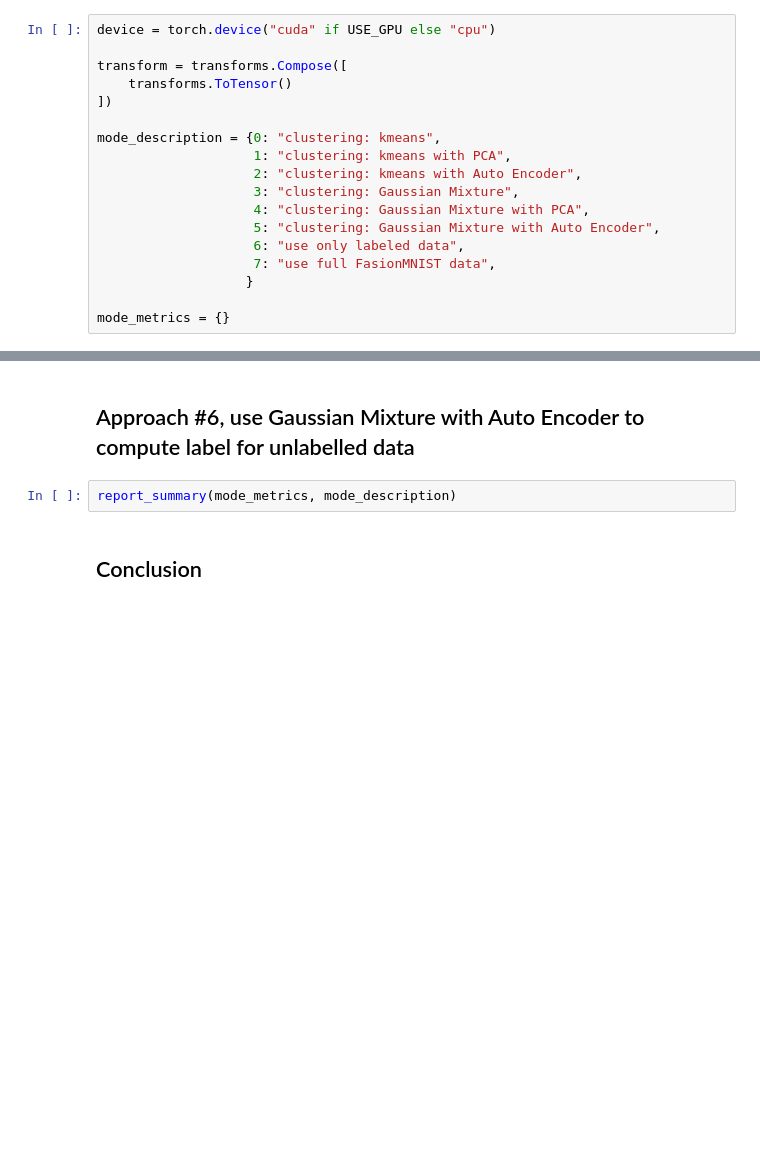
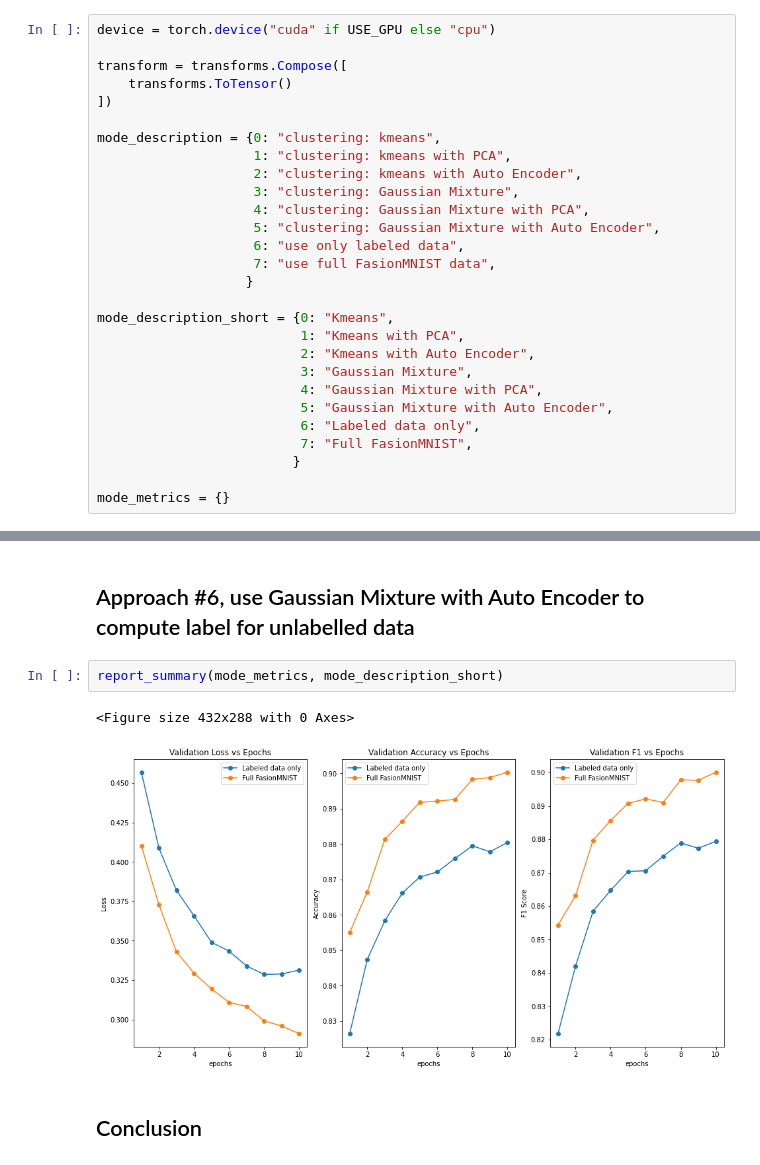
Before and after one commit to kew6688/Fashion-MNIST-Supervised-and-unsupervised-training, a Jupyter notebook: main.ipynb, the cells around one changed output, grey strips where cells are left out. Saved outputs shown, nothing was run; the diff lists cells and outputs as text; blank space fills up the shorter version.

Commit message:
add plot for all mdoes

```diff
--- a/main.ipynb
+++ b/main.ipynb
@@ -48,6 +48,16 @@ mode_description = {0: "clustering: kmeans",
                     7: "use full FasionMNIST data",
                    }
 
+mode_description_short = {0: "Kmeans",
+                          1: "Kmeans with PCA",
+                          2: "Kmeans with Auto Encoder",
+                          3: "Gaussian Mixture",
+                          4: "Gaussian Mixture with PCA",
+                          5: "Gaussian Mixture with Auto Encoder",
+                          6: "Labeled data only",
+                          7: "Full FasionMNIST",
+                         }
+
 mode_metrics = {}
 # %%
 def whole_flow(mode, useResnet):
@@ -157,6 +187,9 @@ TypeError: conv2d(): argument 'padding' (position 5) must be tuple of ints, not
 # %% [markdown]
 ## Approach #6, use Gaussian Mixture with Auto Encoder to compute label for unlabelled data
 # %%
-report_summary(mode_metrics, mode_description)
+report_summary(mode_metrics, mode_description_short)
+# %% [output]
+<Figure size 432x288 with 0 Axes>
+[figure, added]
 # %% [markdown]
 ## Conclusion
```
Also changed, not shown: parts of 4 cells of this notebook, 1 other file.
